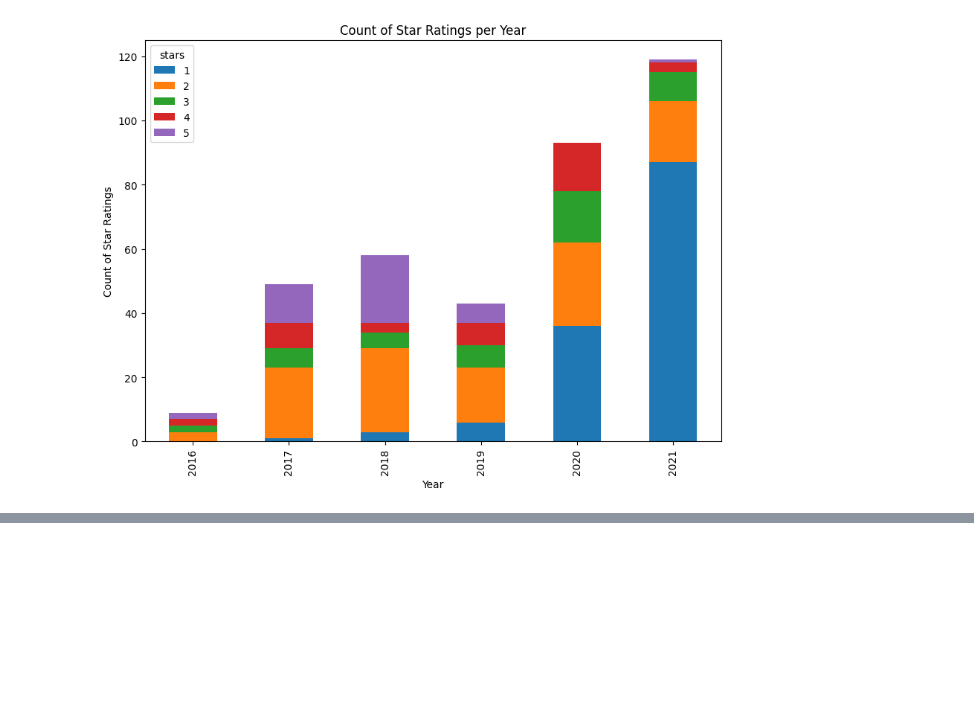
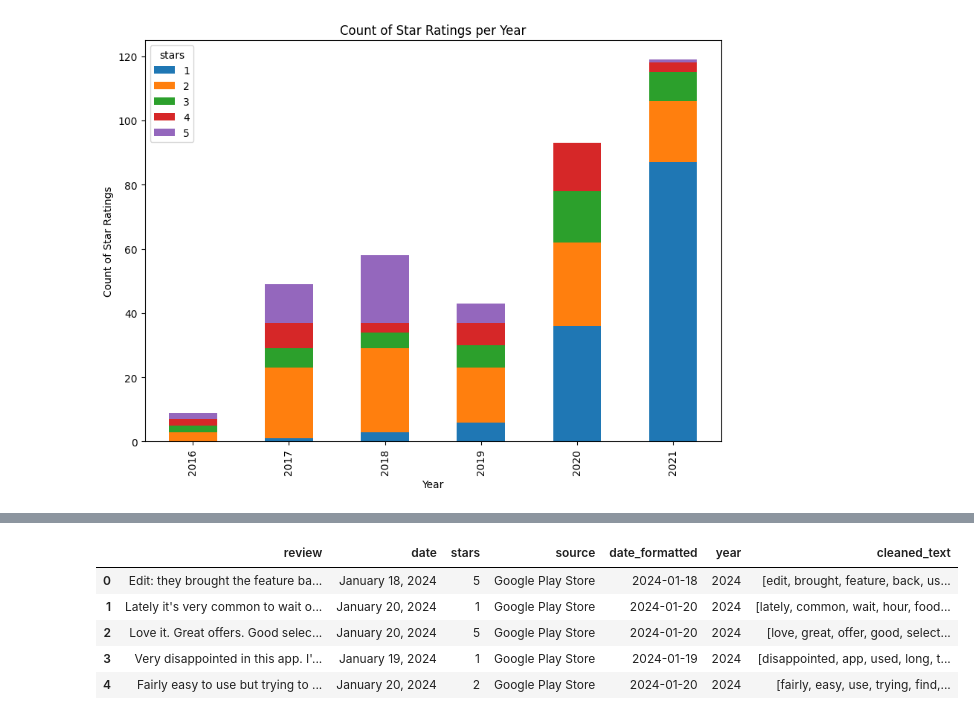
Before and after one commit to nightsinker/TSAP-UberEats, a Jupyter notebook: Data_Merge/Jay_Data_Prep.ipynb, the cells around one changed output, grey strips where cells are left out. Cells and saved outputs as stored; diff of their text form; code cells hidden in the pictures; blank space fills up the shorter version.

```diff
--- a/Data_Merge/Jay_Data_Prep.ipynb
+++ b/Data_Merge/Jay_Data_Prep.ipynb
@@ -164,0 +253,9 @@ plt.show()
+# %%
+df.head()
+# %% [output]
+|  | review | date | stars | source | date_formatted | year | cleaned_text |
+| 0 | Edit: they brought the feature ba... | January 18, 2024 | 5 | Google Play Store | 2024-01-18 | 2024 | [edit, brought, feature, back, us... |
+| 1 | Lately it's very common to wait o... | January 20, 2024 | 1 | Google Play Store | 2024-01-20 | 2024 | [lately, common, wait, hour, food... |
+| 2 | Love it. Great offers. Good selec... | January 20, 2024 | 5 | Google Play Store | 2024-01-20 | 2024 | [love, great, offer, good, select... |
+| 3 | Very disappointed in this app. I'... | January 19, 2024 | 1 | Google Play Store | 2024-01-19 | 2024 | [disappointed, app, used, long, t... |
+| 4 | Fairly easy to use but trying to ... | January 20, 2024 | 2 | Google Play Store | 2024-01-20 | 2024 | [fairly, easy, use, trying, find,... |
```
Also changed, not shown: parts of 8 cells of this notebook.
